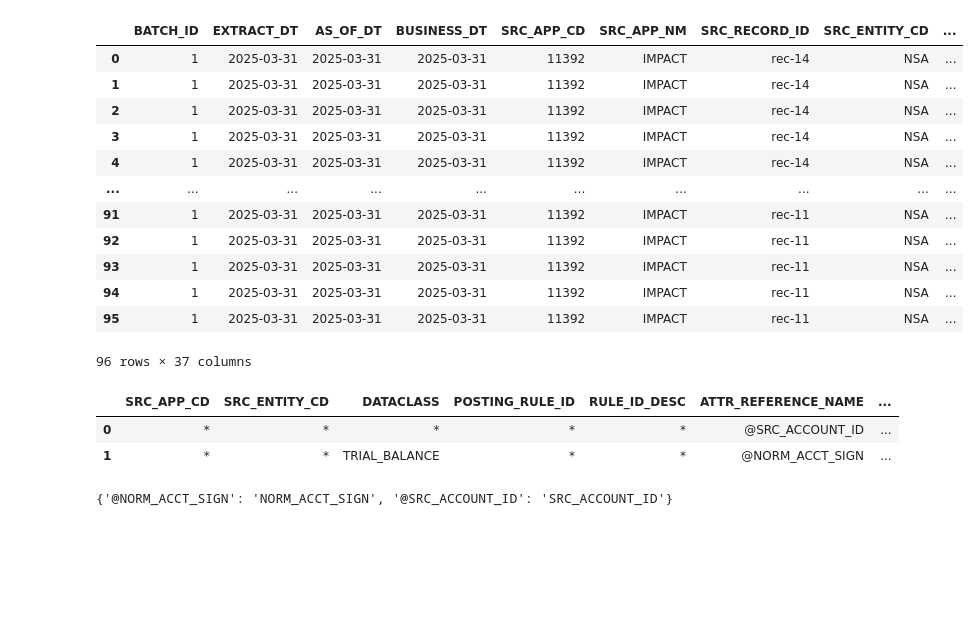
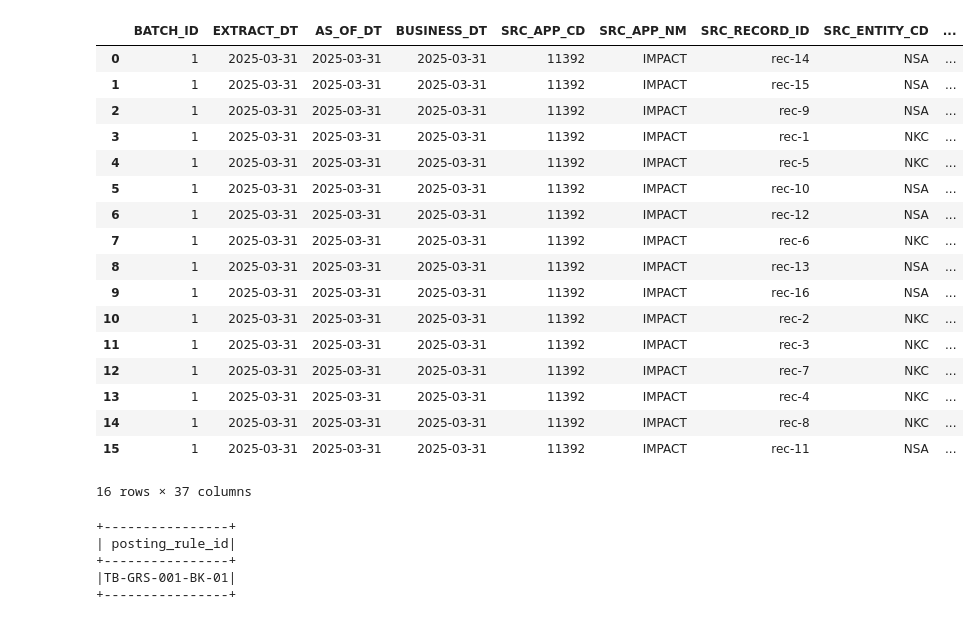
Before and after one commit to northforge-studio/northforge-finance, a Jupyter notebook: main.ipynb, the cells around one changed output. Cells and saved outputs as stored; diff of their text form; code cells hidden in the pictures; blank space fills up the shorter version.

```diff
--- a/main.ipynb
+++ b/main.ipynb
@@ -56,35 +92,31 @@ pipeline = TrialBalancePipeline(
 # %%
-df_source = repository.read_source()
+df_enr = pipeline.enrichment(df_staging)
 
-df_staging = pipeline.staging(df_source)
-repository.write_staging(df_staging)
-
-df_staging_reloaded = repository.read_staging()
-
-display_df(df_staging_reloaded)
+display_df(df_enr)
 # %% [output]
 |  | BATCH_ID | EXTRACT_DT | AS_OF_DT | BUSINESS_DT | SRC_APP_CD | SRC_APP_NM | SRC_RECORD_ID | SRC_ENTITY_CD | ... |
 | 0 | 1 | 2025-03-31 | 2025-03-31 | 2025-03-31 | 11392 | IMPACT | rec-14 | NSA | ... |
-| 1 | 1 | 2025-03-31 | 2025-03-31 | 2025-03-31 | 11392 | IMPACT | rec-14 | NSA | ... |
-| 2 | 1 | 2025-03-31 | 2025-03-31 | 2025-03-31 | 11392 | IMPACT | rec-14 | NSA | ... |
-| 3 | 1 | 2025-03-31 | 2025-03-31 | 2025-03-31 | 11392 | IMPACT | rec-14 | NSA | ... |
-| 4 | 1 | 2025-03-31 | 2025-03-31 | 2025-03-31 | 11392 | IMPACT | rec-14 | NSA | ... |
-| ... | ... | ... | ... | ... | ... | ... | ... | ... | ... |
-| 91 | 1 | 2025-03-31 | 2025-03-31 | 2025-03-31 | 11392 | IMPACT | rec-11 | NSA | ... |
-| 92 | 1 | 2025-03-31 | 2025-03-31 | 2025-03-31 | 11392 | IMPACT | rec-11 | NSA | ... |
-| 93 | 1 | 2025-03-31 | 2025-03-31 | 2025-03-31 | 11392 | IMPACT | rec-11 | NSA | ... |
-| 94 | 1 | 2025-03-31 | 2025-03-31 | 2025-03-31 | 11392 | IMPACT | rec-11 | NSA | ... |
-| 95 | 1 | 2025-03-31 | 2025-03-31 | 2025-03-31 | 11392 | IMPACT | rec-11 | NSA | ... |
+| 1 | 1 | 2025-03-31 | 2025-03-31 | 2025-03-31 | 11392 | IMPACT | rec-15 | NSA | ... |
+| 2 | 1 | 2025-03-31 | 2025-03-31 | 2025-03-31 | 11392 | IMPACT | rec-9 | NSA | ... |
+| 3 | 1 | 2025-03-31 | 2025-03-31 | 2025-03-31 | 11392 | IMPACT | rec-1 | NKC | ... |
+| 4 | 1 | 2025-03-31 | 2025-03-31 | 2025-03-31 | 11392 | IMPACT | rec-5 | NKC | ... |
+| 5 | 1 | 2025-03-31 | 2025-03-31 | 2025-03-31 | 11392 | IMPACT | rec-10 | NSA | ... |
+| 6 | 1 | 2025-03-31 | 2025-03-31 | 2025-03-31 | 11392 | IMPACT | rec-12 | NSA | ... |
+| 7 | 1 | 2025-03-31 | 2025-03-31 | 2025-03-31 | 11392 | IMPACT | rec-6 | NKC | ... |
+| 8 | 1 | 2025-03-31 | 2025-03-31 | 2025-03-31 | 11392 | IMPACT | rec-13 | NSA | ... |
+| 9 | 1 | 2025-03-31 | 2025-03-31 | 2025-03-31 | 11392 | IMPACT | rec-16 | NSA | ... |
+| 10 | 1 | 2025-03-31 | 2025-03-31 | 2025-03-31 | 11392 | IMPACT | rec-2 | NKC | ... |
+| 11 | 1 | 2025-03-31 | 2025-03-31 | 2025-03-31 | 11392 | IMPACT | rec-3 | NKC | ... |
+| 12 | 1 | 2025-03-31 | 2025-03-31 | 2025-03-31 | 11392 | IMPACT | rec-7 | NKC | ... |
+| 13 | 1 | 2025-03-31 | 2025-03-31 | 2025-03-31 | 11392 | IMPACT | rec-4 | NKC | ... |
+| 14 | 1 | 2025-03-31 | 2025-03-31 | 2025-03-31 | 11392 | IMPACT | rec-8 | NKC | ... |
+| 15 | 1 | 2025-03-31 | 2025-03-31 | 2025-03-31 | 11392 | IMPACT | rec-11 | NSA | ... |
-96 rows × 37 columns
+16 rows × 37 columns
 # %%
-default_df = finmap.get_mapping('attr_reference_mapping').data
+df_enr.select('posting_rule_id').distinct().show()
+# %% [output]
++----------------+
+| posting_rule_id|
++----------------+
+|TB-GRS-001-BK-01|
++----------------+
-# %%
-display_df(default_df.orderBy('src_app_cd', 'src_entity_cd', 'dataclass'))
-# %% [output]
-|  | SRC_APP_CD | SRC_ENTITY_CD | DATACLASS | POSTING_RULE_ID | RULE_ID_DESC | ATTR_REFERENCE_NAME | ... |
-| 0 | * | * | * | * | * | @SRC_ACCOUNT_ID | ... |
-| 1 | * | * | TRIAL_BALANCE | * | * | @NORM_ACCT_SIGN | ... |
-# %%
-finmap._manager.get_attribute_references()
-# %% [output]
-{'@NORM_ACCT_SIGN': 'NORM_ACCT_SIGN', '@SRC_ACCOUNT_ID': 'SRC_ACCOUNT_ID'}
```
Also changed, not shown: parts of 3 cells of this notebook, 7 other files.
